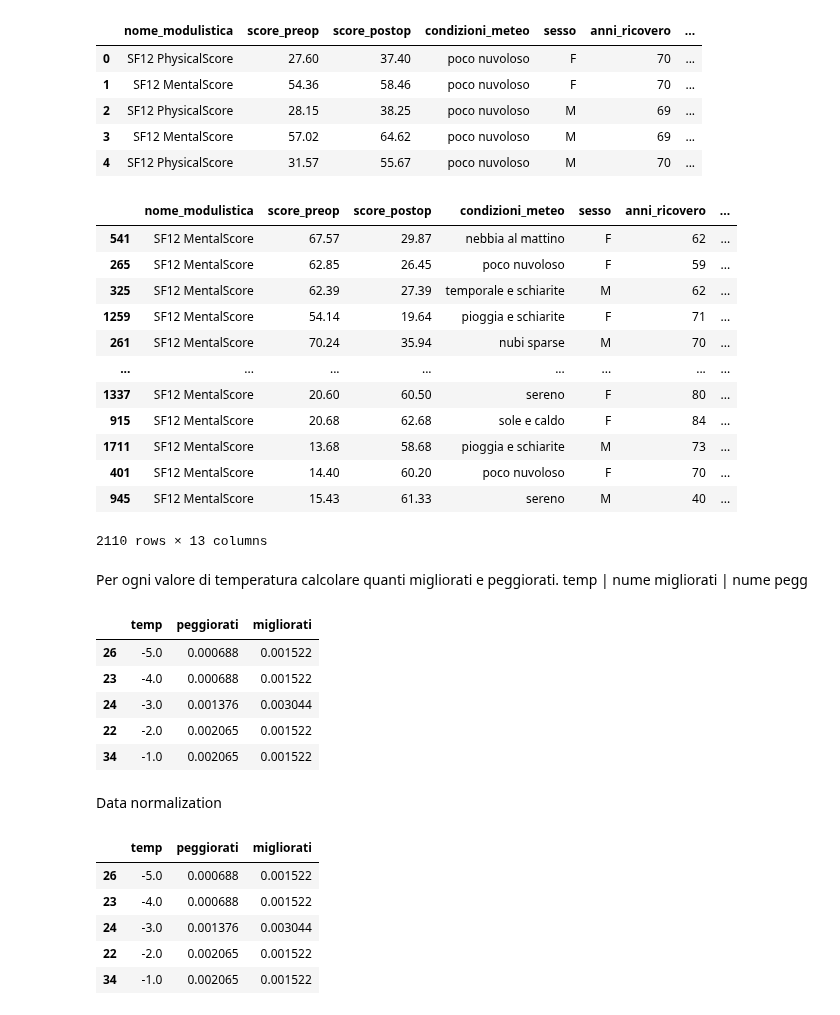
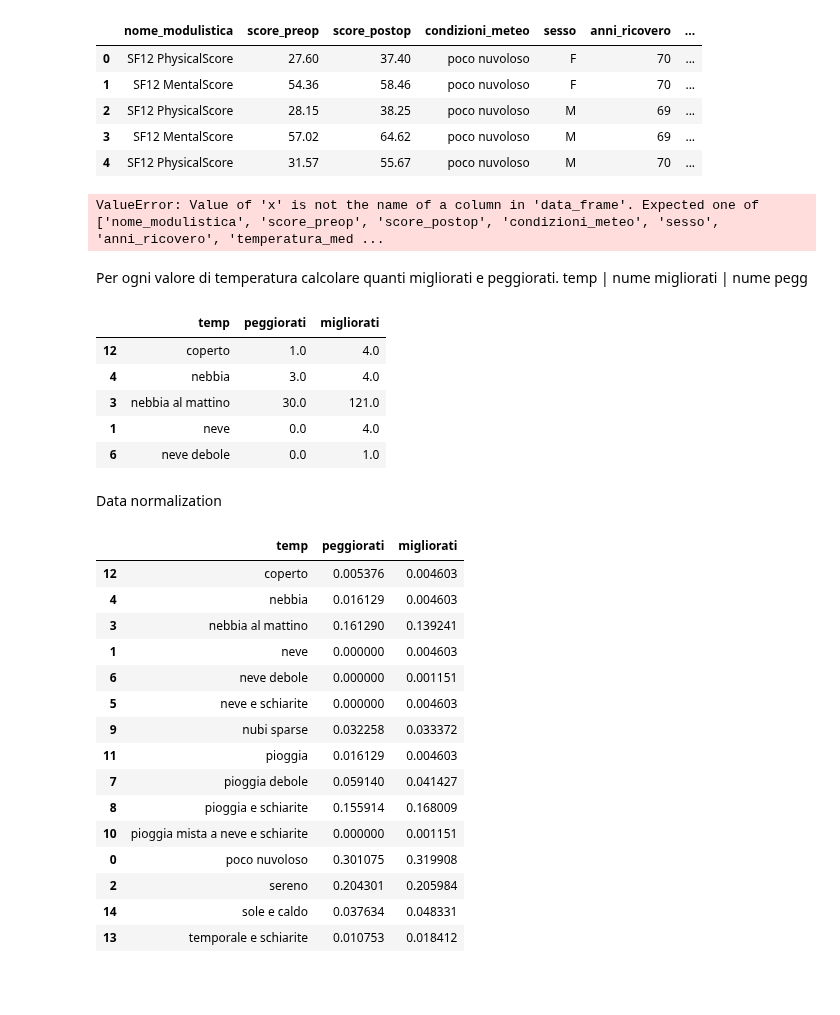
Before and after one commit to Blowdire/DataVisualizationProject, a Jupyter notebook: Mini-Progetto/Compitino_DV.ipynb, the cells around one changed output. Saved outputs shown, nothing was run; the diff lists cells and outputs as text; code cells hidden in the pictures; blank space fills up the shorter version.

```diff
--- a/Mini-Progetto/Compitino_DV.ipynb
+++ b/Mini-Progetto/Compitino_DV.ipynb
@@ -7,7 +7,7 @@ import plotly.graph_objs as go
 %load_ext autoreload
 %autoreload 2
 # %%
-dataset= pd.read_csv("https://raw.githubusercontent.com/fabriziocominetti/Data-Science-UnimiB/main/Data%20Visualization/compitino_dataviz_2021_2022.csv")
+dataset= pd.read_csv("./compitino_dataviz_2021_2022.csv")
 dataset.head()
 # %% [output]
 |  | nome_modulistica | score_preop | score_postop | condizioni_meteo | sesso | anni_ricovero | ... |
@@ -29,6 +40,7 @@ dataset.tail()
 dataset["delta_score"] = dataset["score_postop"] - dataset["score_preop"]
 dataset["sotto_metà"] = dataset["score_postop"] > (dataset['score_postop'].median())
 dataset["peggiorato"] = dataset["delta_score"] < 0
+dataset["pshysical_score"] = dataset["nome_modulistica"] == "SF12 PhysicalScore"
 # %%
 dataset['score_postop'].median()
 # %% [output]
@@ -49,36 +61,26 @@ dataset['anni_ricovero'].min()
 # %%
 dataset.shape
 # %%
-dataset.sort_values(by="delta_score")
+dataset= dataset.sort_values("temperatura_media")
-# %% [output]
-|  | nome_modulistica | score_preop | score_postop | condizioni_meteo | sesso | anni_ricovero | ... |
-| 541 | SF12 MentalScore | 67.57 | 29.87 | nebbia al mattino | F | 62 | ... |
-| 265 | SF12 MentalScore | 62.85 | 26.45 | poco nuvoloso | F | 59 | ... |
-| 325 | SF12 MentalScore | 62.39 | 27.39 | temporale e schiarite | M | 62 | ... |
-| 1259 | SF12 MentalScore | 54.14 | 19.64 | pioggia e schiarite | F | 71 | ... |
-| 261 | SF12 MentalScore | 70.24 | 35.94 | nubi sparse | M | 70 | ... |
-| ... | ... | ... | ... | ... | ... | ... | ... |
-| 1337 | SF12 MentalScore | 20.60 | 60.50 | sereno | F | 80 | ... |
-| 915 | SF12 MentalScore | 20.68 | 62.68 | sole e caldo | F | 84 | ... |
-| 1711 | SF12 MentalScore | 13.68 | 58.68 | pioggia e schiarite | M | 73 | ... |
-| 401 | SF12 MentalScore | 14.40 | 60.20 | poco nuvoloso | F | 70 | ... |
-| 945 | SF12 MentalScore | 15.43 | 61.33 | sereno | M | 40 | ... |
-2110 rows × 13 columns
 # %%
 import plotly.express as px
-
-fig = px.bar(dataset, y="umidita_media", x="peggiorato", color="peggiorato")
+fig = px.violin(dataset, y="temperatura_media", x="peggiorato")
 fig.show()
+newFig =  px.bar(dataset, x="temp", y=["migliorati", "peggiorati"])
+newFig.show()
+# %% [output]
+ValueError: Value of 'x' is not the name of a column in 'data_frame'. Expected one of ['nome_modulistica', 'score_preop', 'score_postop', 'condizioni_meteo', 'sesso', 'anni_ricovero', 'temperatura_med ...
 # %% [markdown]
 Per ogni valore di temperatura calcolare quanti migliorati e peggiorati.
 temp | nume migliorati | nume pegg
 # %%
 import plotly.express as px
+# dataset["condizioni_meteo"] = pd.factorize(dataset["condizioni_meteo"])[0]
 dataframe = pd.DataFrame({"temp":[], "peggiorati": [], "migliorati":[]})
 nuovo_dataset = {}
-for item in dataset["temperatura_media"].unique():
-  queryStringPegg = "temperatura_media == "+str(item)+" and peggiorato == 0"
-  queryStringMigl = "temperatura_media == "+str(item)+" and peggiorato == 1"
+for item in dataset["condizioni_meteo"].unique():
+  queryStringPegg = "condizioni_meteo == '"+str(item)+"' and peggiorato == 1 and pshysical_score == 1"
+  queryStringMigl = "condizioni_meteo == '"+str(item)+"' and peggiorato == 0 and pshysical_score == 1"
 
   resPeggiorati = dataset.query(queryStringPegg)
   resMigliorati = dataset.query(queryStringMigl)
@@ -89,24 +91,34 @@ dataframe = dataframe.sort_values("temp")
 dataframe.head()
 # %% [output]
 |  | temp | peggiorati | migliorati |
-| 26 | -5.0 | 0.000688 | 0.001522 |
-| 23 | -4.0 | 0.000688 | 0.001522 |
-| 24 | -3.0 | 0.001376 | 0.003044 |
-| 22 | -2.0 | 0.002065 | 0.001522 |
-| 34 | -1.0 | 0.002065 | 0.001522 |
+| 12 | coperto | 1.0 | 4.0 |
+| 4 | nebbia | 3.0 | 4.0 |
+| 3 | nebbia al mattino | 30.0 | 121.0 |
+| 1 | neve | 0.0 | 4.0 |
+| 6 | neve debole | 0.0 | 1.0 |
 # %% [markdown]
 Data normalization
 # %%
 dataframe["peggiorati"] = dataframe["peggiorati"]/ dataframe["peggiorati"].sum()
 dataframe["migliorati"] = dataframe["migliorati"]/ dataframe["migliorati"].sum()
-dataframe.head()
+dataframe.head(20)
 # %% [output]
 |  | temp | peggiorati | migliorati |
-| 26 | -5.0 | 0.000688 | 0.001522 |
-| 23 | -4.0 | 0.000688 | 0.001522 |
-| 24 | -3.0 | 0.001376 | 0.003044 |
-| 22 | -2.0 | 0.002065 | 0.001522 |
-| 34 | -1.0 | 0.002065 | 0.001522 |
+| 12 | coperto | 0.005376 | 0.004603 |
+| 4 | nebbia | 0.016129 | 0.004603 |
+| 3 | nebbia al mattino | 0.161290 | 0.139241 |
+| 1 | neve | 0.000000 | 0.004603 |
+| 6 | neve debole | 0.000000 | 0.001151 |
+| 5 | neve e schiarite | 0.000000 | 0.004603 |
+| 9 | nubi sparse | 0.032258 | 0.033372 |
+| 11 | pioggia | 0.016129 | 0.004603 |
+| 7 | pioggia debole | 0.059140 | 0.041427 |
+| 8 | pioggia e schiarite | 0.155914 | 0.168009 |
+| 10 | pioggia mista a neve e schiarite | 0.000000 | 0.001151 |
+| 0 | poco nuvoloso | 0.301075 | 0.319908 |
+| 2 | sereno | 0.204301 | 0.205984 |
+| 14 | sole e caldo | 0.037634 | 0.048331 |
+| 13 | temporale e schiarite | 0.010753 | 0.018412 |
 # %%
 fig = px.line(dataframe, x="temp", y=["peggiorati","migliorati"])
 fig.show()
```
Also changed, not shown: parts of 2 cells of this notebook.
